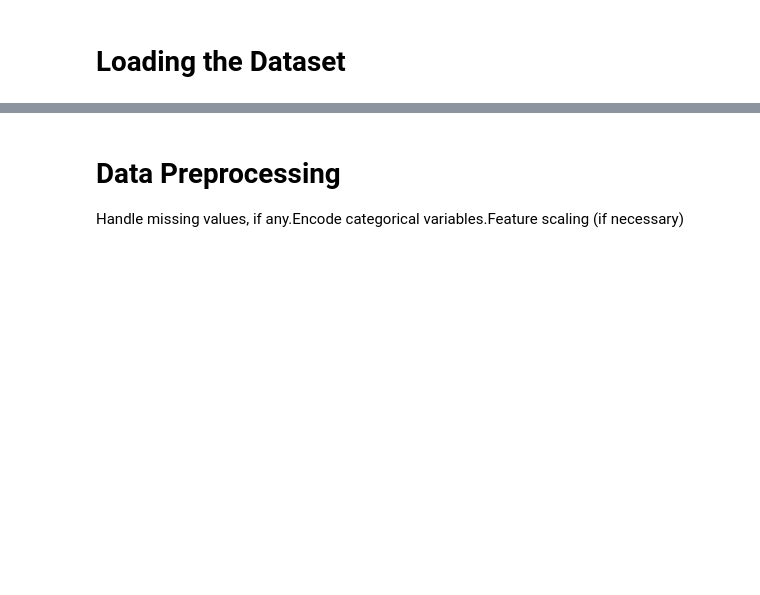
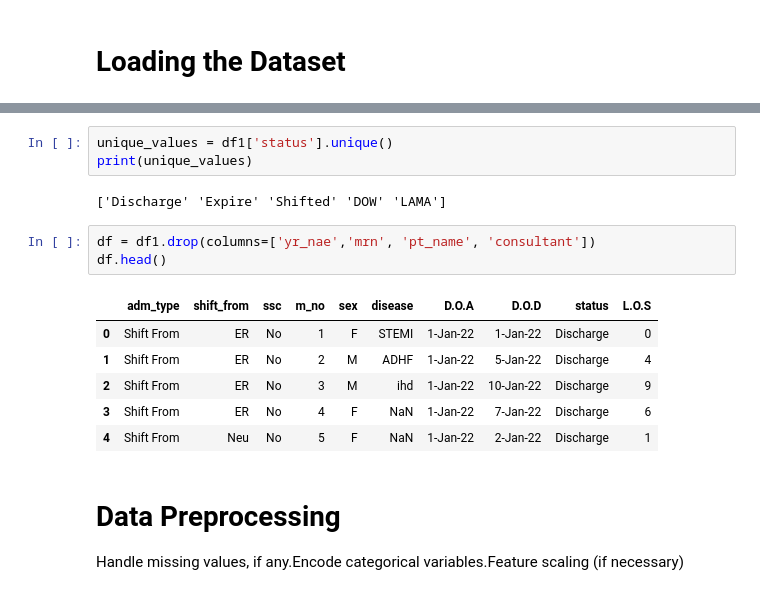
Before and after one commit to Samurarahman/CSE475, a Jupyter notebook: Ensemble_learning_and_XAI.ipynb, the cells around one changed output, grey strips where cells are left out. Saved outputs shown, nothing was run; the diff lists cells and outputs as text; blank space fills up the shorter version.

```diff
--- a/Ensemble_learning_and_XAI.ipynb
+++ b/Ensemble_learning_and_XAI.ipynb
@@ -29,6 +29,21 @@ df.head()
 | 2 | Shift From | ER | No | 3 | 3 | 21838760 | Bakhtawar Shah | M | ihd | 1-Jan-22 | 10-Jan-22 | ... |
 | 3 | Shift From | ER | No | 4 | 4 | 22000251 | Arasal Jan Bibi | F | NaN | 1-Jan-22 | 7-Jan-22 | ... |
 | 4 | Shift From | Neu | No | 5 | 5 | 21825110 | Khad Mewa | F | NaN | 1-Jan-22 | 2-Jan-22 | ... |
+# %%
+unique_values = df1['status'].unique()
+print(unique_values)
+# %% [output]
+['Discharge' 'Expire' 'Shifted' 'DOW' 'LAMA']
+# %%
+df = df1.drop(columns=['yr_nae','mrn', 'pt_name', 'consultant'])
+df.head()
+# %% [output]
+|  | adm_type | shift_from | ssc | m_no | sex | disease | D.O.A | D.O.D | status | L.O.S |
+| 0 | Shift From | ER | No | 1 | F | STEMI | 1-Jan-22 | 1-Jan-22 | Discharge | 0 |
+| 1 | Shift From | ER | No | 2 | M | ADHF | 1-Jan-22 | 5-Jan-22 | Discharge | 4 |
+| 2 | Shift From | ER | No | 3 | M | ihd | 1-Jan-22 | 10-Jan-22 | Discharge | 9 |
+| 3 | Shift From | ER | No | 4 | F | NaN | 1-Jan-22 | 7-Jan-22 | Discharge | 6 |
+| 4 | Shift From | Neu | No | 5 | F | NaN | 1-Jan-22 | 2-Jan-22 | Discharge | 1 |
 # %% [markdown]
 # Data Preprocessing
 Handle missing values, if any.Encode categorical variables.Feature scaling (if necessary)
```
Also changed, not shown: parts of 9 cells of this notebook.
